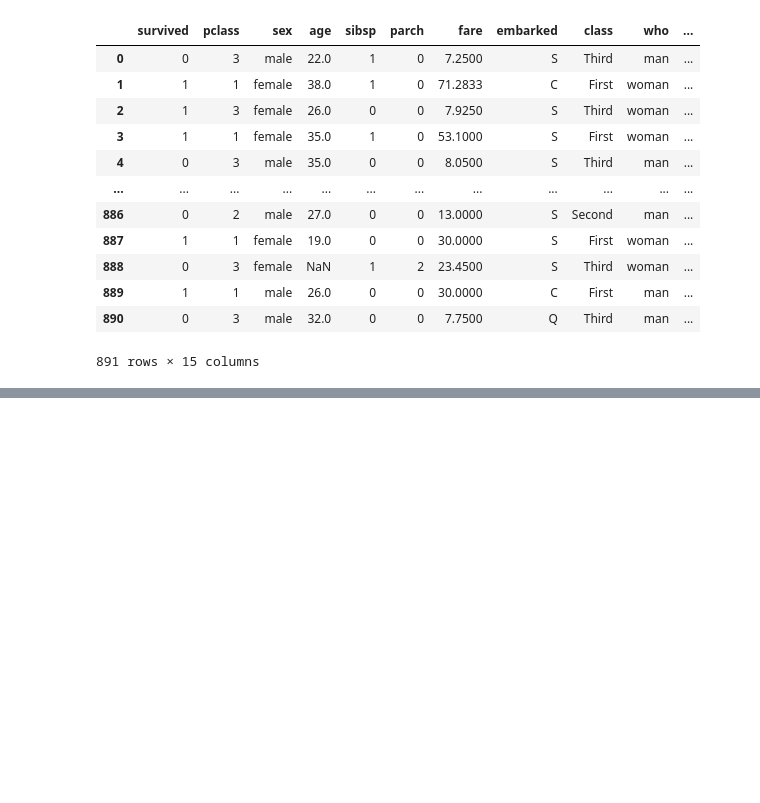
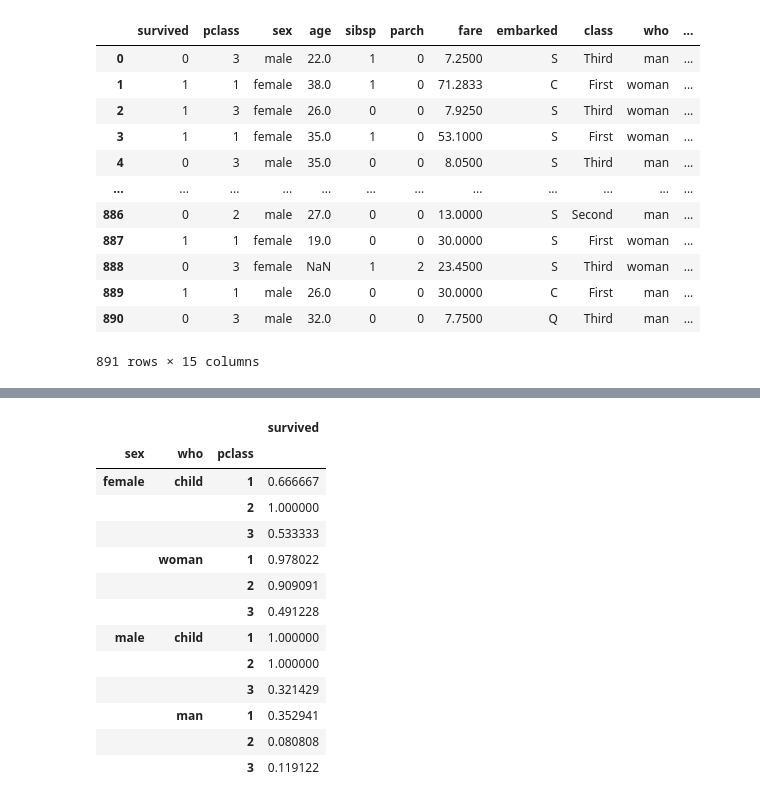
Before and after one commit to yasir5008/DS_-_ITF_Just_Working_Directory, a Jupyter notebook: DS_python_works/DAwPy_Sessions/DAwPy-S6.ipynb, the cells around one changed output, grey strips where cells are left out. Saved outputs shown, nothing was run; the diff lists cells and outputs as text; code cells hidden in the pictures; blank space fills up the shorter version.

```diff
--- a/DS_python_works/DAwPy_Sessions/DAwPy-S6.ipynb
+++ b/DS_python_works/DAwPy_Sessions/DAwPy-S6.ipynb
@@ -70,0 +269,17 @@ titanic                                  #
+# %%
+titanic.groupby(['sex','who','pclass'])[['survived']].mean()
+# %% [output]
+|  |  |  | survived |
+| sex | who | pclass |  |
+| female | child | 1 | 0.666667 |
+|  |  | 2 | 1.000000 |
+|  |  | 3 | 0.533333 |
+|  | woman | 1 | 0.978022 |
+|  |  | 2 | 0.909091 |
+|  |  | 3 | 0.491228 |
+| male | child | 1 | 1.000000 |
+|  |  | 2 | 1.000000 |
+|  |  | 3 | 0.321429 |
+|  | man | 1 | 0.352941 |
+|  |  | 2 | 0.080808 |
+|  |  | 3 | 0.119122 |
```
Also changed, not shown: parts of 39 cells of this notebook, 1 other file.
